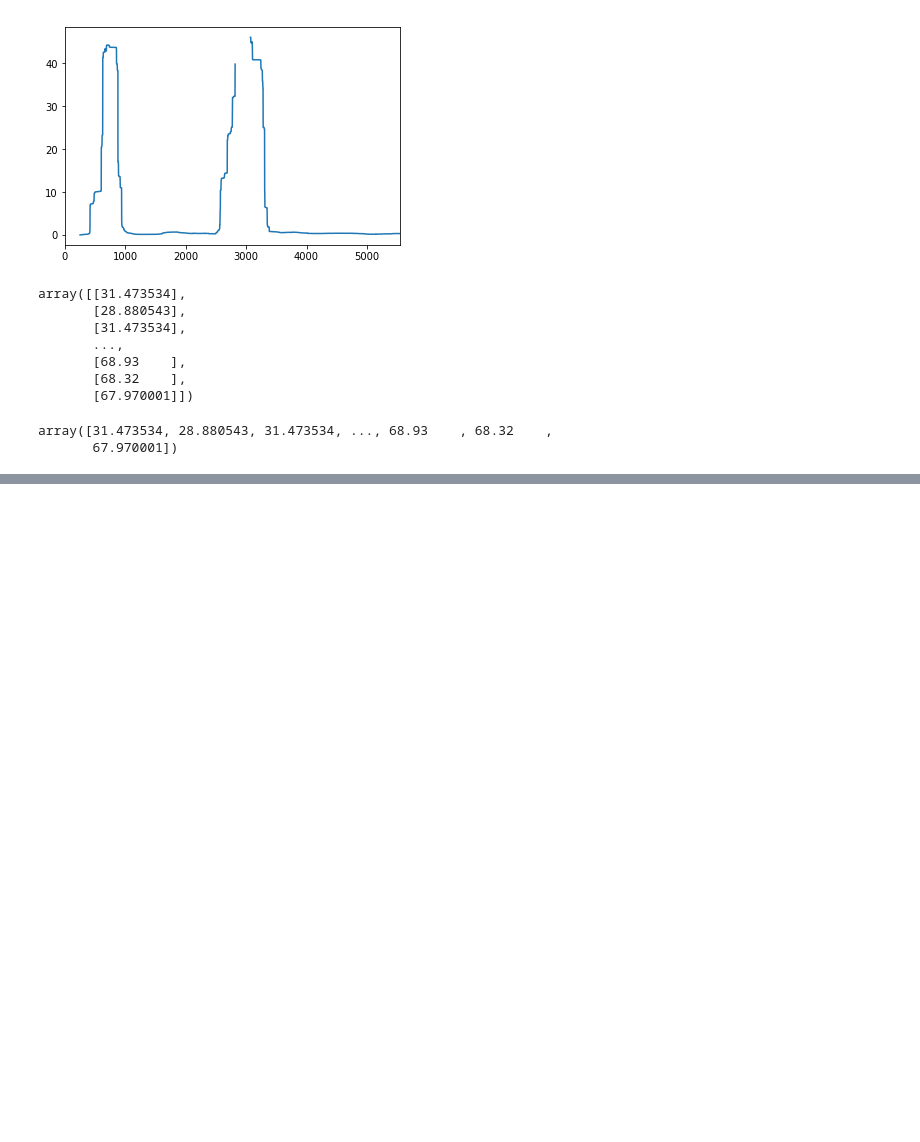
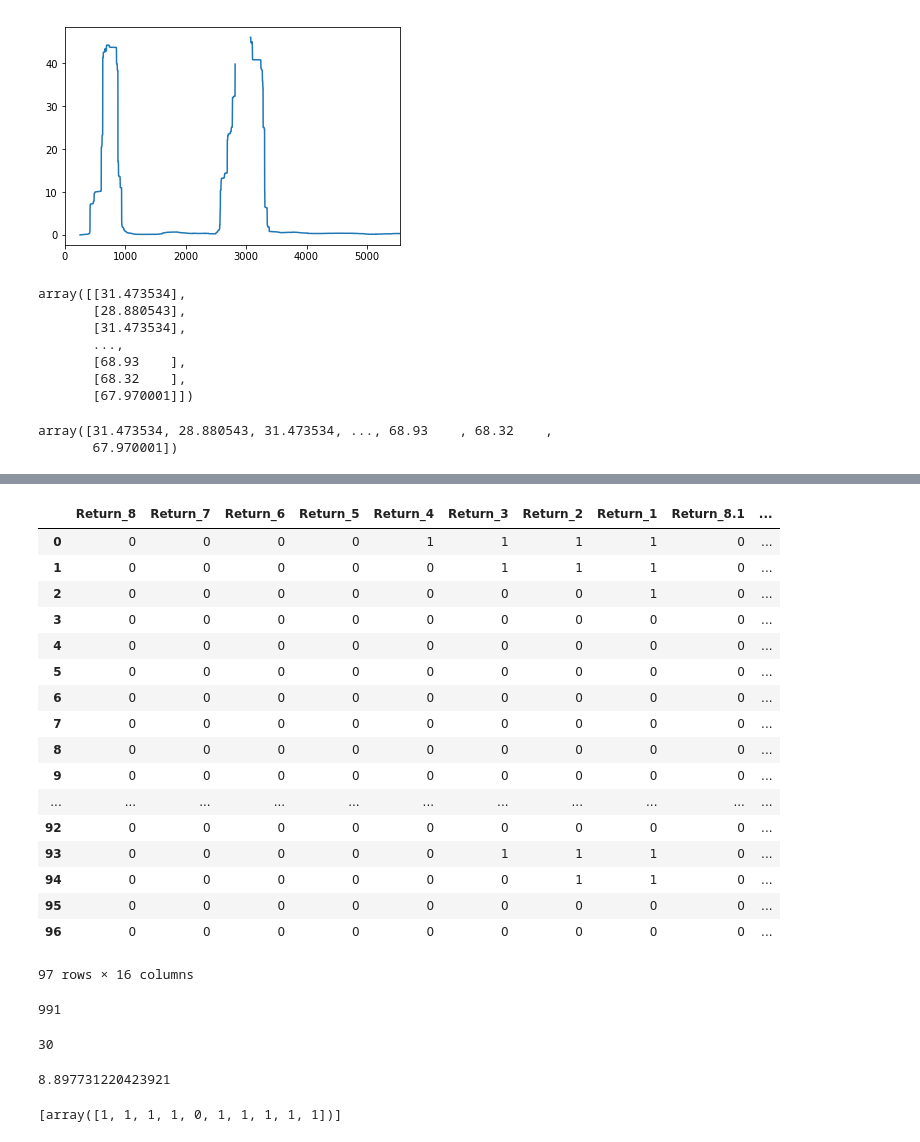
Before and after one commit to marcdumon/funda, a Jupyter notebook: src/data/Untitled.ipynb, the cells around one changed output, grey strips where cells are left out. Drawn from its saved outputs; the diff is of its cells as text; code cells hidden in the pictures; blank space fills up the shorter version.

```diff
--- a/src/data/Untitled.ipynb
+++ b/src/data/Untitled.ipynb
@@ -191,0 +199,4 @@ array([31.473534, 28.880543, 31.473534, ..., 68.93    , 68.32    ,
+# %%
+ticker='AAPL'
+ticker_interim_data = pd.read_csv(base_data_path + interim_data_path + 'interim_data/' + ticker + '.csv', index_col=0)
+ticker_interim_data.head()
@@ -191,0 +211,41 @@ array([31.473534, 28.880543, 31.473534, ..., 68.93    , 68.32    ,
+# %%
+c=ticker_interim_data.columns.str.contains('Return')
+ticker_interim_data.loc[:,c]
+# %% [output]
+|  | Return_8 | Return_7 | Return_6 | Return_5 | Return_4 | Return_3 | Return_2 | Return_1 | Return_8.1 | ... |
+| 0 | 0 | 0 | 0 | 0 | 1 | 1 | 1 | 1 | 0 | ... |
+| 1 | 0 | 0 | 0 | 0 | 0 | 1 | 1 | 1 | 0 | ... |
+| 2 | 0 | 0 | 0 | 0 | 0 | 0 | 0 | 1 | 0 | ... |
+| 3 | 0 | 0 | 0 | 0 | 0 | 0 | 0 | 0 | 0 | ... |
+| 4 | 0 | 0 | 0 | 0 | 0 | 0 | 0 | 0 | 0 | ... |
+| 5 | 0 | 0 | 0 | 0 | 0 | 0 | 0 | 0 | 0 | ... |
+| 6 | 0 | 0 | 0 | 0 | 0 | 0 | 0 | 0 | 0 | ... |
+| 7 | 0 | 0 | 0 | 0 | 0 | 0 | 0 | 0 | 0 | ... |
+| 8 | 0 | 0 | 0 | 0 | 0 | 0 | 0 | 0 | 0 | ... |
+| 9 | 0 | 0 | 0 | 0 | 0 | 0 | 0 | 0 | 0 | ... |
+| ... | ... | ... | ... | ... | ... | ... | ... | ... | ... | ... |
+| 92 | 0 | 0 | 0 | 0 | 0 | 0 | 0 | 0 | 0 | ... |
+| 93 | 0 | 0 | 0 | 0 | 0 | 1 | 1 | 1 | 0 | ... |
+| 94 | 0 | 0 | 0 | 0 | 0 | 0 | 1 | 1 | 0 | ... |
+| 95 | 0 | 0 | 0 | 0 | 0 | 0 | 0 | 0 | 0 | ... |
+| 96 | 0 | 0 | 0 | 0 | 0 | 0 | 0 | 0 | 0 | ... |
+97 rows × 16 columns
+# %%
+x=[1,1,1,1,0,1,1,1,1,1]
+int(''.join(map(str, x)), 2) >> 0  # binary to int
+# %% [output]
+991
+# %%
+int(''.join(map(str, x)), 2) >> 5
+# %% [output]
+30
+# %%
+import math
+x = 790189438
+math.log(x,10)
+# %% [output]
+8.897731220423921
+# %%
+[np.array(x)] #.reshape(-1,1)
+# %% [output]
+[array([1, 1, 1, 1, 0, 1, 1, 1, 1, 1])]
```
Also changed, not shown: parts of 3 cells of this notebook, 3 other files.
